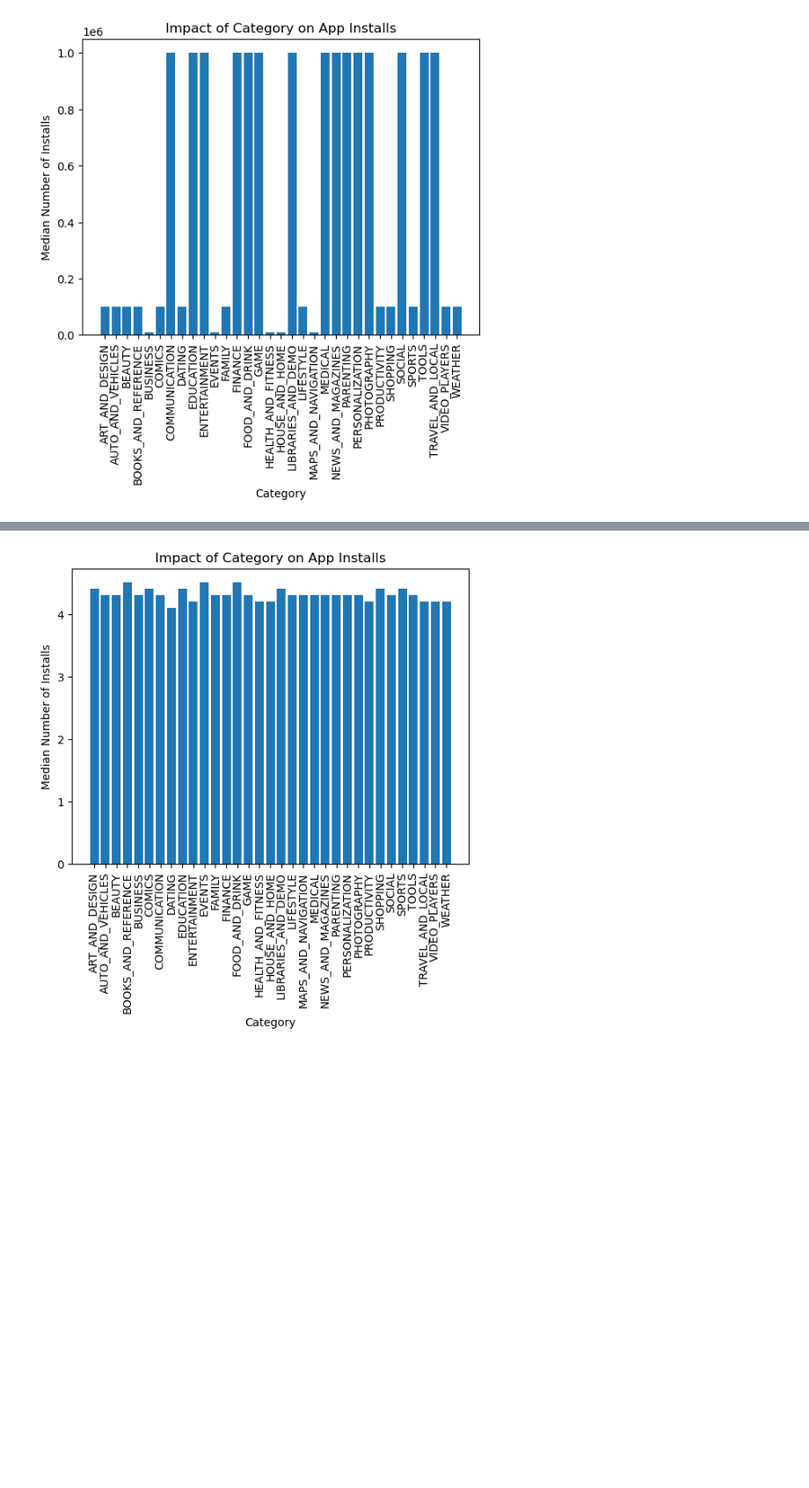
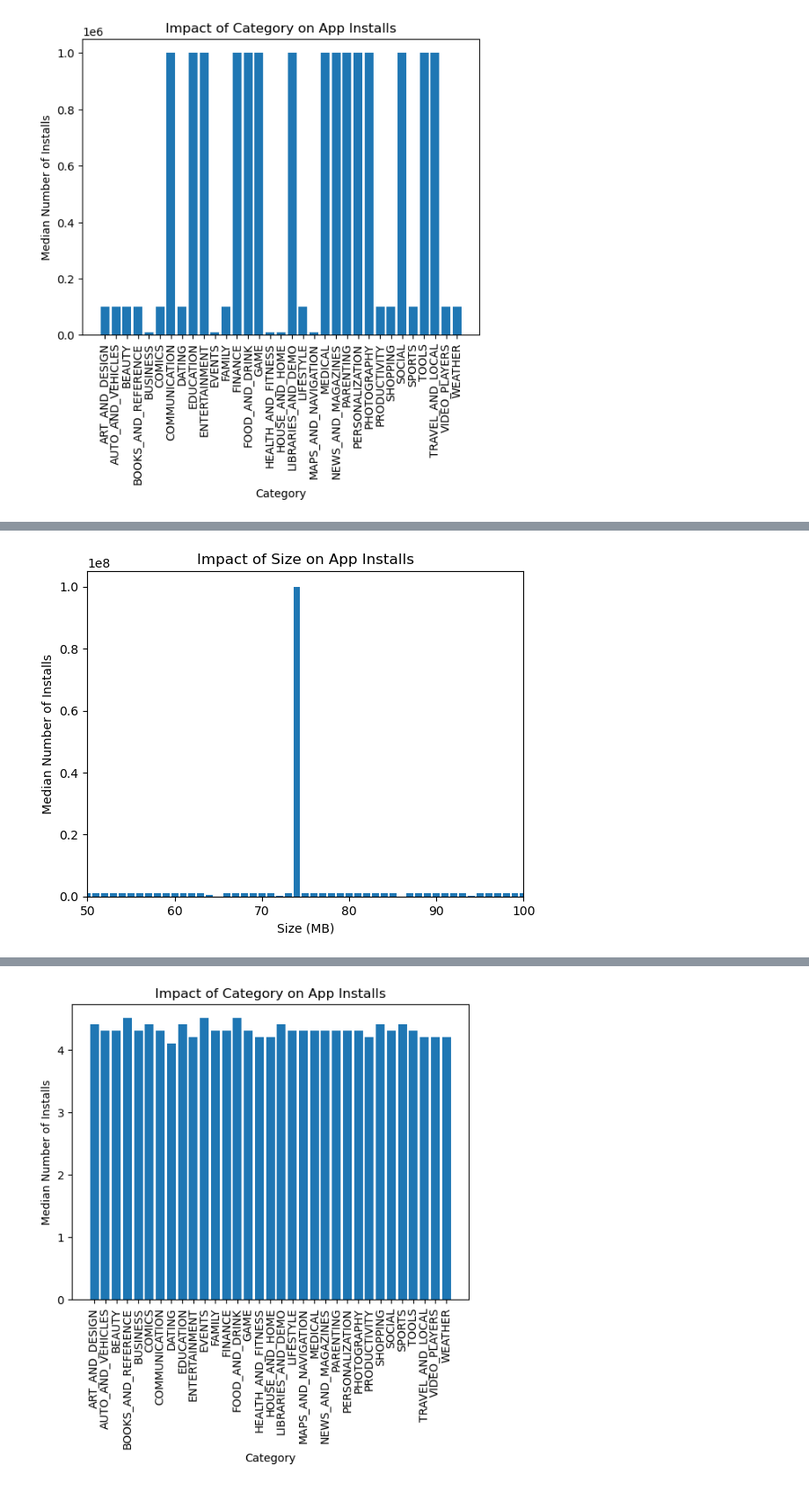
Before and after one commit to LYS312/TheAnalysts, a Jupyter notebook: TheAnalysts/TheAnalysts.ipynb, the cells around one changed output, grey strips where cells are left out. Shown at 88% size. Drawn from its saved outputs; the diff is of its cells as text; code cells hidden in the pictures; blank space fills up the shorter version.

```diff
--- a/TheAnalysts/TheAnalysts.ipynb
+++ b/TheAnalysts/TheAnalysts.ipynb
@@ -1274,0 +1272,20 @@ plt.show()
+# %%
+#Same thing as the one above, but a zoomed version
+independent_variable = 'Size'
+dependent_variable = 'Installs'
+category_values = df[independent_variable].unique()
+dependent_variable_values = []
+for category_value in category_values:
+    median_installs = df[df[independent_variable] == category_value][dependent_variable].median()
+    dependent_variable_values.append(median_installs)
+
+plt.bar(category_values, dependent_variable_values)
+plt.xlabel('Size (MB)')
+plt.ylabel('Median Number of Installs')
+plt.title('Impact of Size on App Installs')
+
+plt.xlim(50, 100) # Set the x-axis limits to zoom into the range of sizes between 50 and 100 MB
+
+plt.show()
+# %% [output]
+[figure, added]
```
Also changed, not shown: parts of 6 cells of this notebook.
